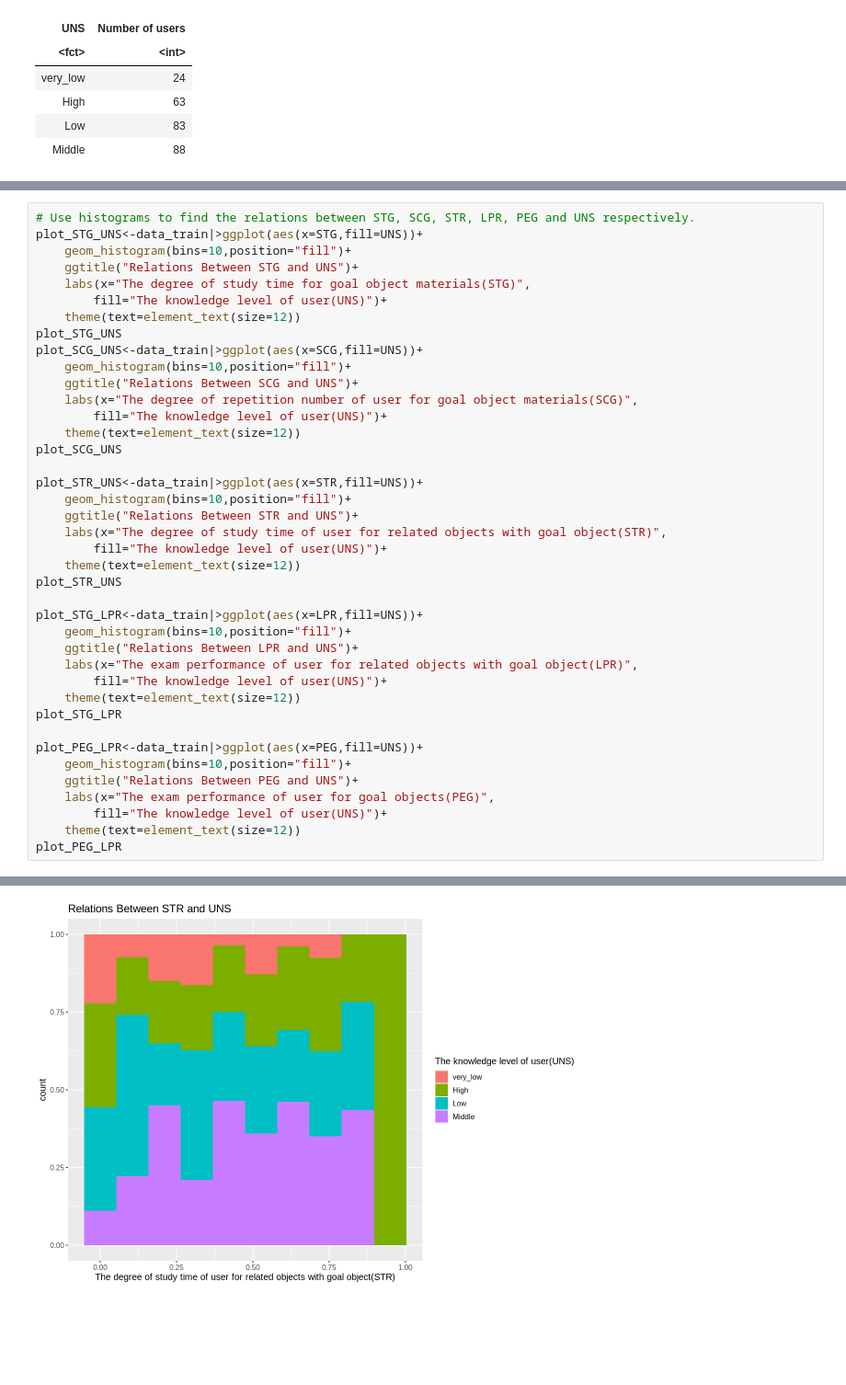
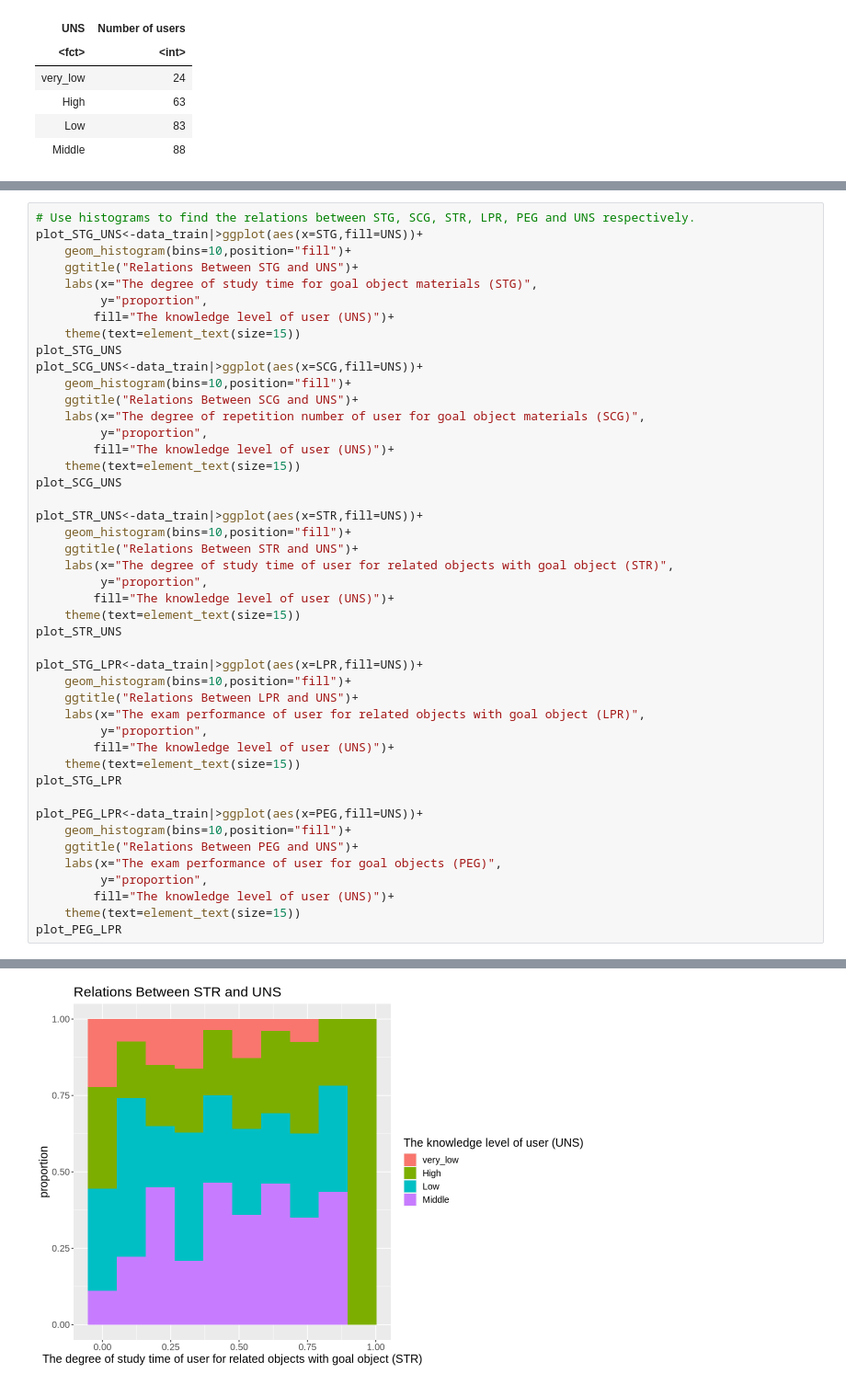
Before and after one commit to imbpeng/DSCI002-19, a Jupyter notebook: Proposal.ipynb, the cells around one changed output, grey strips where cells are left out. Shown at 92% size. Drawn from its saved outputs; the diff is of its cells as text; blank space fills up the shorter version.

Commit message:
Change the font size

```diff
--- a/Proposal.ipynb
+++ b/Proposal.ipynb
@@ -198,39 +178,44 @@ plot_STR_LPR
 plot_STG_UNS<-data_train|>ggplot(aes(x=STG,fill=UNS))+
     geom_histogram(bins=10,position="fill")+
     ggtitle("Relations Between STG and UNS")+
-    labs(x="The degree of study time for goal object materials(STG)",
-        fill="The knowledge level of user(UNS)")+
-    theme(text=element_text(size=12))
+    labs(x="The degree of study time for goal object materials (STG)",
+         y="proportion",
+        fill="The knowledge level of user (UNS)")+
+    theme(text=element_text(size=15))
 plot_STG_UNS
 plot_SCG_UNS<-data_train|>ggplot(aes(x=SCG,fill=UNS))+
     geom_histogram(bins=10,position="fill")+
     ggtitle("Relations Between SCG and UNS")+
-    labs(x="The degree of repetition number of user for goal object materials(SCG)",
-        fill="The knowledge level of user(UNS)")+
-    theme(text=element_text(size=12))
+    labs(x="The degree of repetition number of user for goal object materials (SCG)",
+         y="proportion",
+        fill="The knowledge level of user (UNS)")+
+    theme(text=element_text(size=15))
 plot_SCG_UNS
 
 plot_STR_UNS<-data_train|>ggplot(aes(x=STR,fill=UNS))+
     geom_histogram(bins=10,position="fill")+
     ggtitle("Relations Between STR and UNS")+
-    labs(x="The degree of study time of user for related objects with goal object(STR)",
-        fill="The knowledge level of user(UNS)")+
-    theme(text=element_text(size=12))
+    labs(x="The degree of study time of user for related objects with goal object (STR)",
+         y="proportion",
+        fill="The knowledge level of user (UNS)")+
+    theme(text=element_text(size=15))
 plot_STR_UNS
 
 plot_STG_LPR<-data_train|>ggplot(aes(x=LPR,fill=UNS))+
     geom_histogram(bins=10,position="fill")+
     ggtitle("Relations Between LPR and UNS")+
-    labs(x="The exam performance of user for related objects with goal object(LPR)",
-        fill="The knowledge level of user(UNS)")+
-    theme(text=element_text(size=12))
+    labs(x="The exam performance of user for related objects with goal object (LPR)",
+         y="proportion",
+        fill="The knowledge level of user (UNS)")+
+    theme(text=element_text(size=15))
 plot_STG_LPR
 
 plot_PEG_LPR<-data_train|>ggplot(aes(x=PEG,fill=UNS))+
     geom_histogram(bins=10,position="fill")+
     ggtitle("Relations Between PEG and UNS")+
-    labs(x="The exam performance of user for goal objects(PEG)",
-        fill="The knowledge level of user(UNS)")+
-    theme(text=element_text(size=12))
+    labs(x="The exam performance of user for goal objects (PEG)",
+         y="proportion",
+        fill="The knowledge level of user (UNS)")+
+    theme(text=element_text(size=15))
 plot_PEG_LPR
 # %% [output]
@@ -239 +224 @@ plot_PEG_LPR
-[figure, old version]
+[figure, new version]
```
Also changed, not shown: parts of 3 cells of this notebook.
